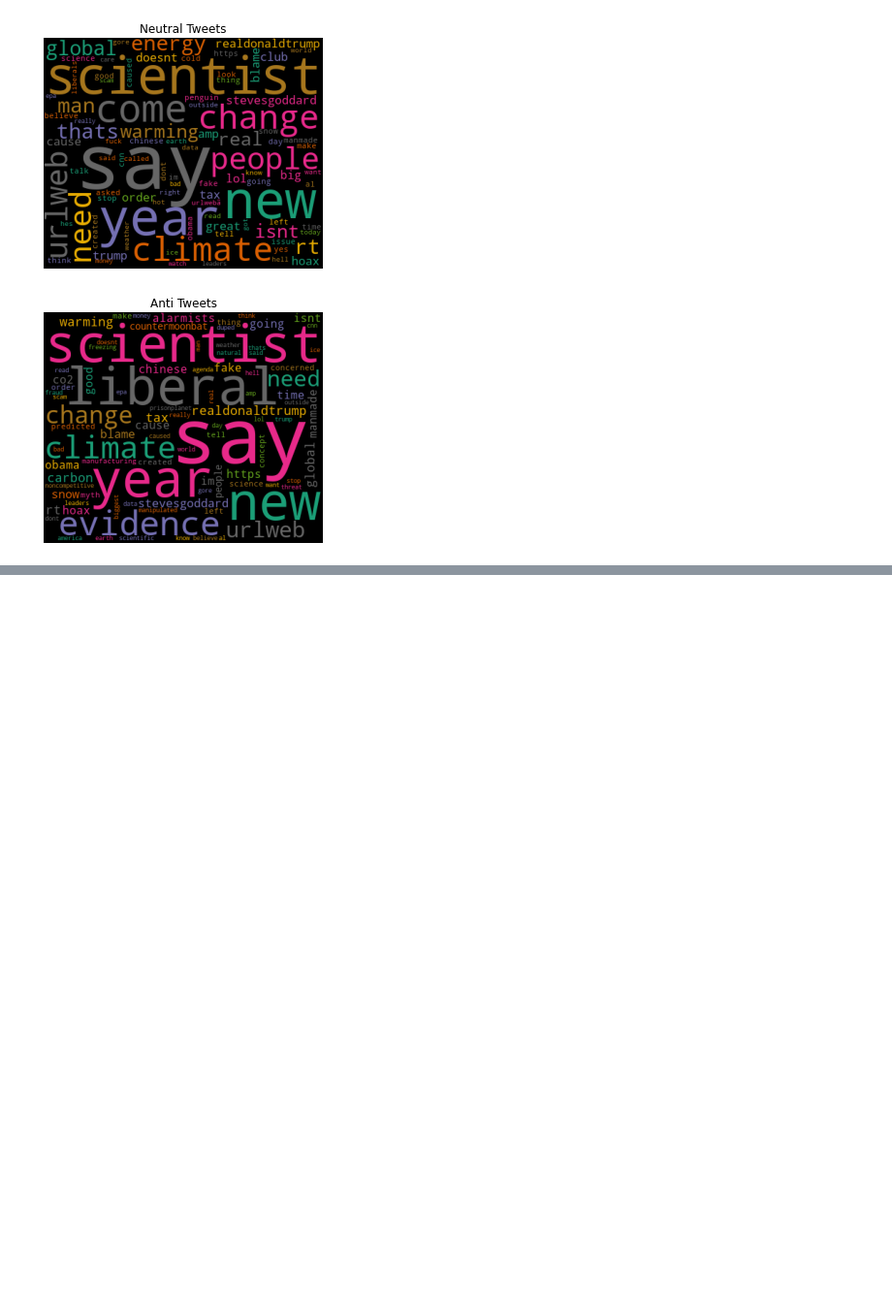
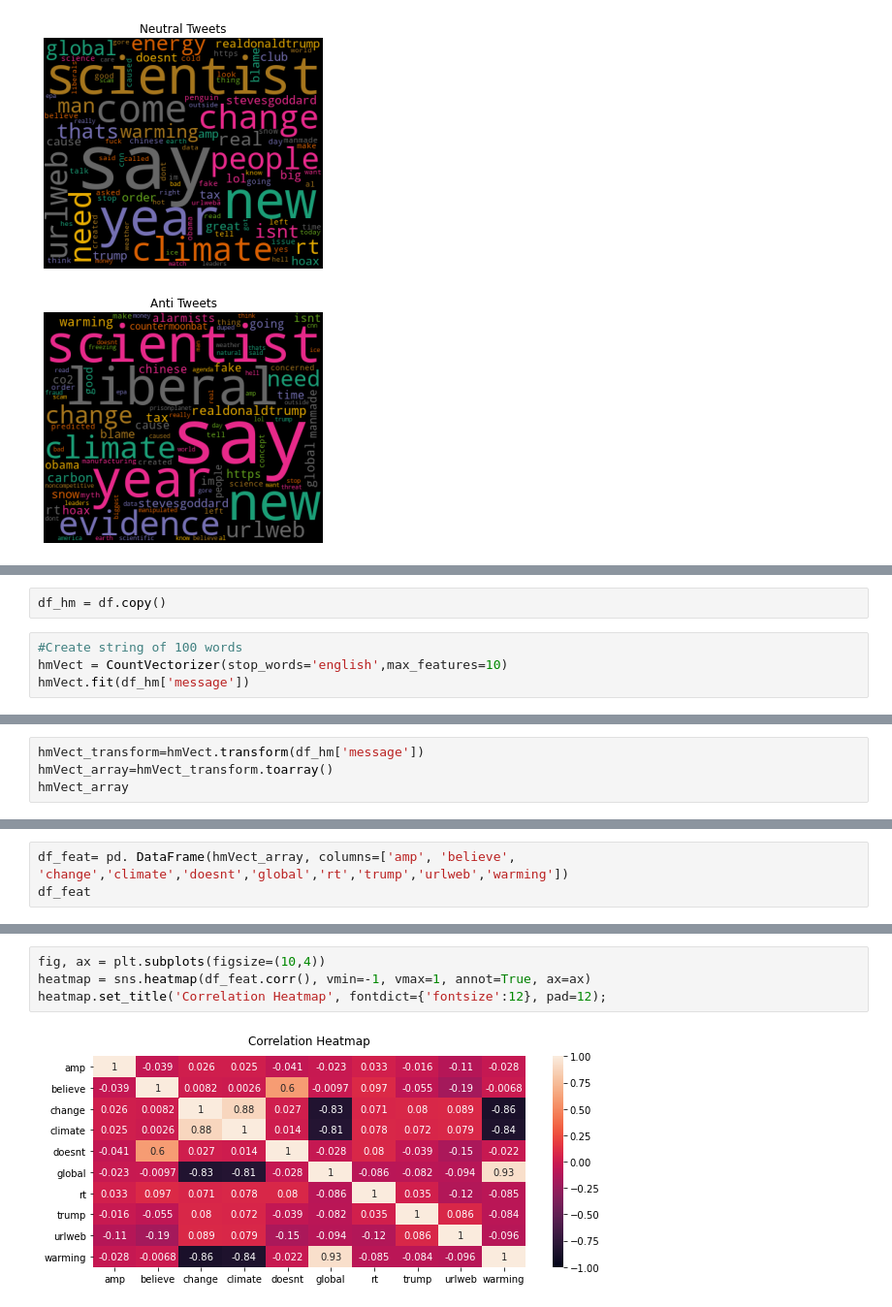
Before and after one commit to SixolileJ/Team-14, a Jupyter notebook: Predict Notebook_NPL.ipynb, the cells around one changed output, grey strips where cells are left out. Shown at 97% size. Drawn from its saved outputs; the diff is of its cells as text; blank space fills up the shorter version.

```diff
--- a/Predict Notebook_NPL.ipynb
+++ b/Predict Notebook_NPL.ipynb
@@ -396,0 +399,6 @@ Text(0.5, 1.0, 'Anti Tweets')
+# %%
+df_hm = df.copy()
+# %%
+#Create string of 100 words
+hmVect = CountVectorizer(stop_words='english',max_features=10)
+hmVect.fit(df_hm['message'])
@@ -396,0 +420,4 @@ Text(0.5, 1.0, 'Anti Tweets')
+# %%
+hmVect_transform=hmVect.transform(df_hm['message'])
+hmVect_array=hmVect_transform.toarray()
+hmVect_array
@@ -396,0 +432,3 @@ Text(0.5, 1.0, 'Anti Tweets')
+# %%
+df_feat= pd. DataFrame(hmVect_array, columns=['amp', 'believe', 'change','climate','doesnt','global','rt','trump','urlweb','warming'])
+df_feat
@@ -396,0 +458,6 @@ Text(0.5, 1.0, 'Anti Tweets')
+# %%
+fig, ax = plt.subplots(figsize=(10,4))
+heatmap = sns.heatmap(df_feat.corr(), vmin=-1, vmax=1, annot=True, ax=ax)
+heatmap.set_title('Correlation Heatmap', fontdict={'fontsize':12}, pad=12);
+# %% [output]
+[figure, added]
```
Also changed, not shown: parts of 7 cells of this notebook.
